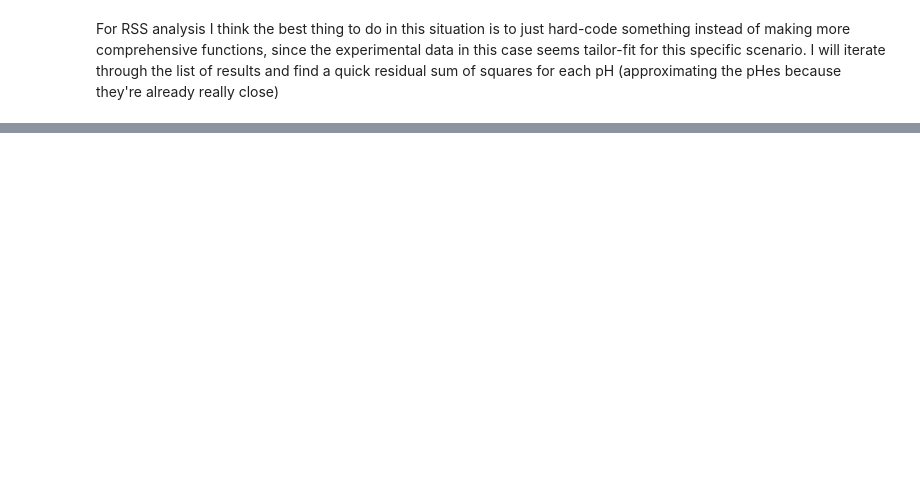
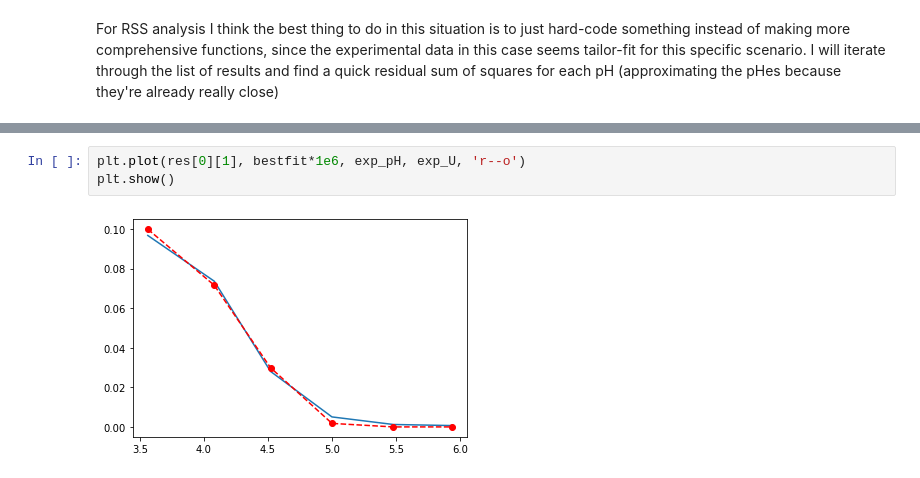
Before and after one commit to A-440Hz/ML4SCM, a Jupyter notebook: UQ - Monte Carlo Simulations.ipynb, the cells around one changed output, grey strips where cells are left out. Saved outputs shown, nothing was run; the diff lists cells and outputs as text; blank space fills up the shorter version.

```diff
--- a/UQ - Monte Carlo Simulations.ipynb
+++ b/UQ - Monte Carlo Simulations.ipynb
@@ -184,0 +189,5 @@ The best fitting analytes are: [3.4455824908907937, 2.841972464466615, 9.1232736
+# %%
+plt.plot(res[0][1], bestfit*1e6, exp_pH, exp_U, 'r--o')
+plt.show()
+# %% [output]
+[figure, added]
```
Also changed, not shown: parts of 4 cells of this notebook.
